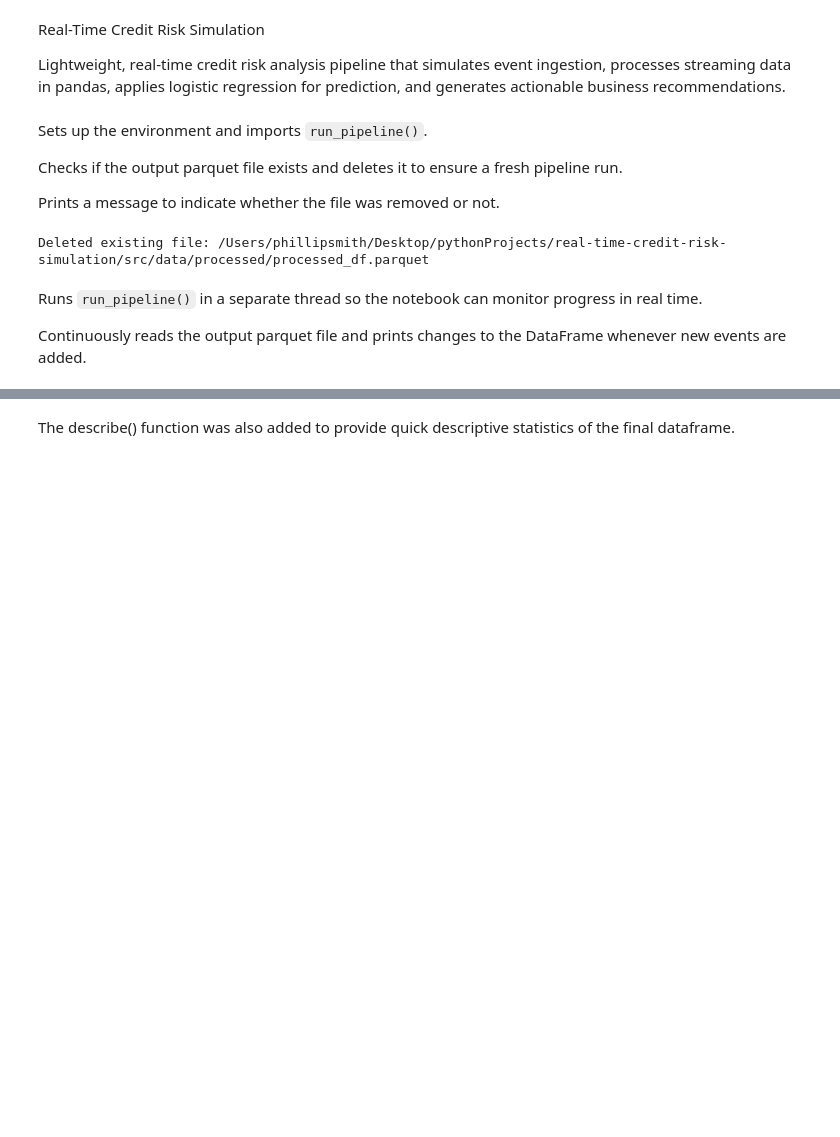
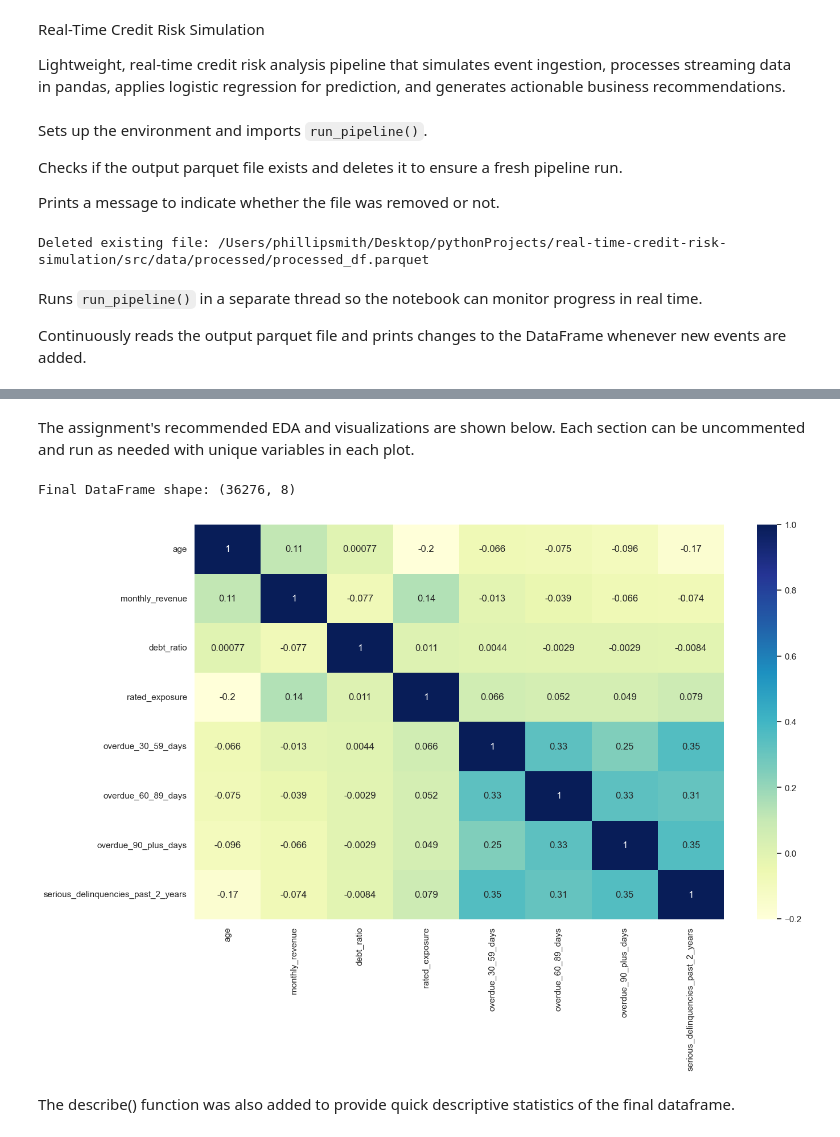
Before and after one commit to PESIII23/real-time-credit-risk-simulation, a Jupyter notebook: src/notebooks/credit_risk_analysis.ipynb, the cells around one changed output, grey strips where cells are left out. Saved outputs shown, nothing was run; the diff lists cells and outputs as text; code cells hidden in the pictures; blank space fills up the shorter version.

```diff
--- a/src/notebooks/credit_risk_analysis.ipynb
+++ b/src/notebooks/credit_risk_analysis.ipynb
@@ -176,3 +114,64 @@ Final DataFrame shape: (45048, 10)
+# %% [markdown]
+The assignment's recommended EDA and visualizations are shown below. Each section can be uncommented and run as needed with unique variables in each plot.
+# %%
+"""Seaborn and Line Plots"""
+# plt.figure(figsize=(16,6))
+# sns.lineplot(data=df['monthly_revenue']) # original
+
+"""Removing Outliers"""
+df = df[(df['monthly_revenue'] < 100000)] # removes rows with a monthly_revenue above $100,000
+df = df[(df['overdue_90_plus_days'] < 12)] # removes rows with a overdue_90_plus_days above 12
+df = df[(df['overdue_60_89_days'] < 9)] # removes rows with a overdue_60_89_days above 9
+df = df[(df['overdue_30_59_days'] < 14)] # removes rows with a overdue_30_59_days above 14
+df = df[(df['debt_ratio'] < 200000)] # removes rows with a debt_ratio above 200,000
+df = df[(df['rated_exposure'] < 7)] # removes rows with a rated_exposure above 7
+
+print(f"Final DataFrame shape: {df.shape}\n")
+
+current_var = ''
+
+"""Count of Null Values"""
+# is_null_series = df[current_var].isnull()
+# null_count = is_null_series.sum()
+# print(f"NULL {current_var}: {null_count}")
+
+"""Line Plots"""
+# plt.figure(figsize=(20,6))
+# plt.title(current_var)
+# sns.lineplot(data=df[current_var])
+
+"""Bar Plots"""
+# x_var = 'rated_exposure'
+# y_var = 'age'
+# plt.figure(figsize=(25,7))
+# plt.title(f'{x_var} vs. {y_var}')
+# sns.barplot(x=df[x_var], y=df[y_var])
+
+"""Scatter Plots"""
+# x_var = 'rated_exposure'
+# y_var = 'age'
+# plt.figure(figsize=(25,7))
+# plt.title(f'{x_var} vs. {y_var}')
+# sns.scatterplot(x=df[x_var], y=df[y_var])
+
+"""Histogram Plots"""
+# x_var = 'serious_delinquencies_past_2_years'
+# plt.figure(figsize=(25,7))
+# plt.title(f'{x_var} distribution')
+# sns.histplot(data=df, x=x_var)
+
+"""Pie Graphs (Custom)"""
+# plt.figure(figsize=(25,9))
+# Plots.plot_age_ranges(df, 'age', title='% of Age Ranges')
+
+"""Correlation Matrix"""
+correlation_matrix = df.corr()
+plt.figure(figsize=(15,9))
+sns.heatmap(correlation_matrix, annot=True, cmap='YlGnBu')
+plt.show()
+# %% [output]
+Final DataFrame shape: (36276, 8)
+[figure, added]
 # %% [markdown]
 The describe() function was also added to provide quick descriptive statistics of the final dataframe.
 # %%
```
Also changed, not shown: parts of 31 cells of this notebook, 3 other files.
